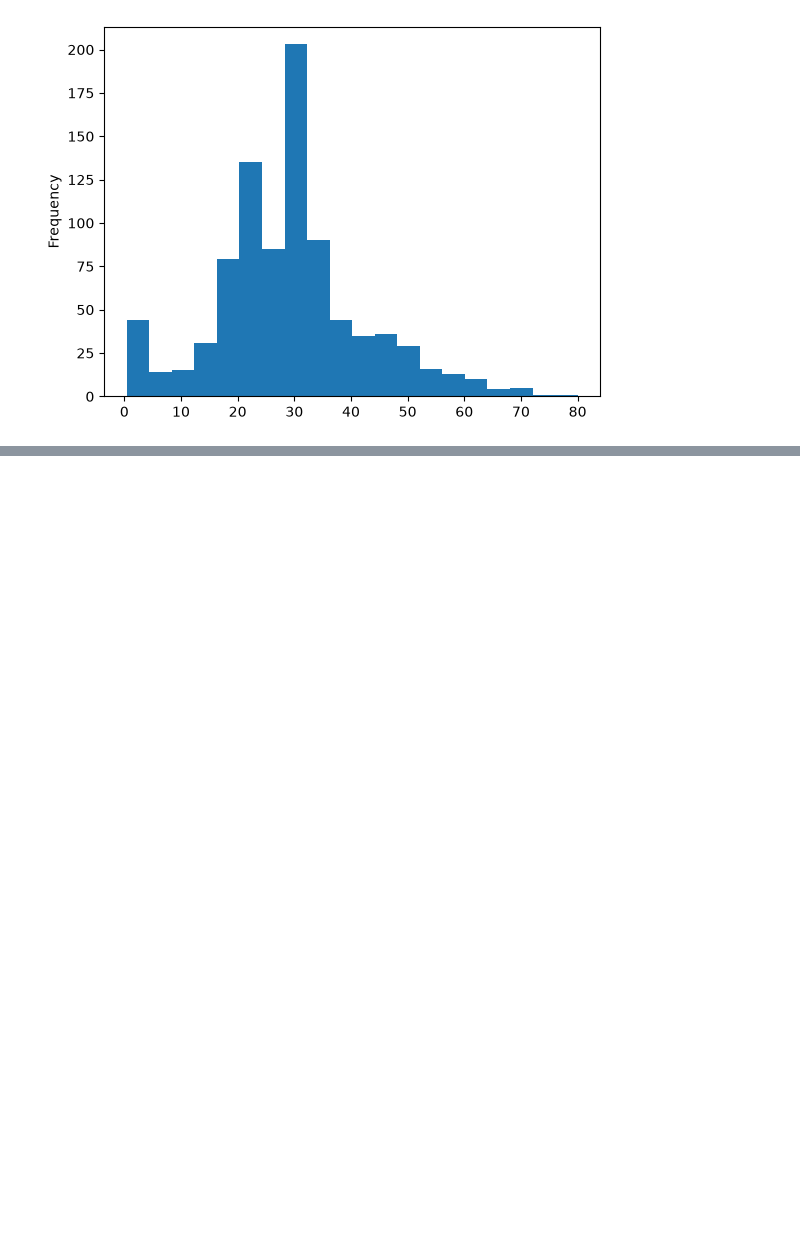
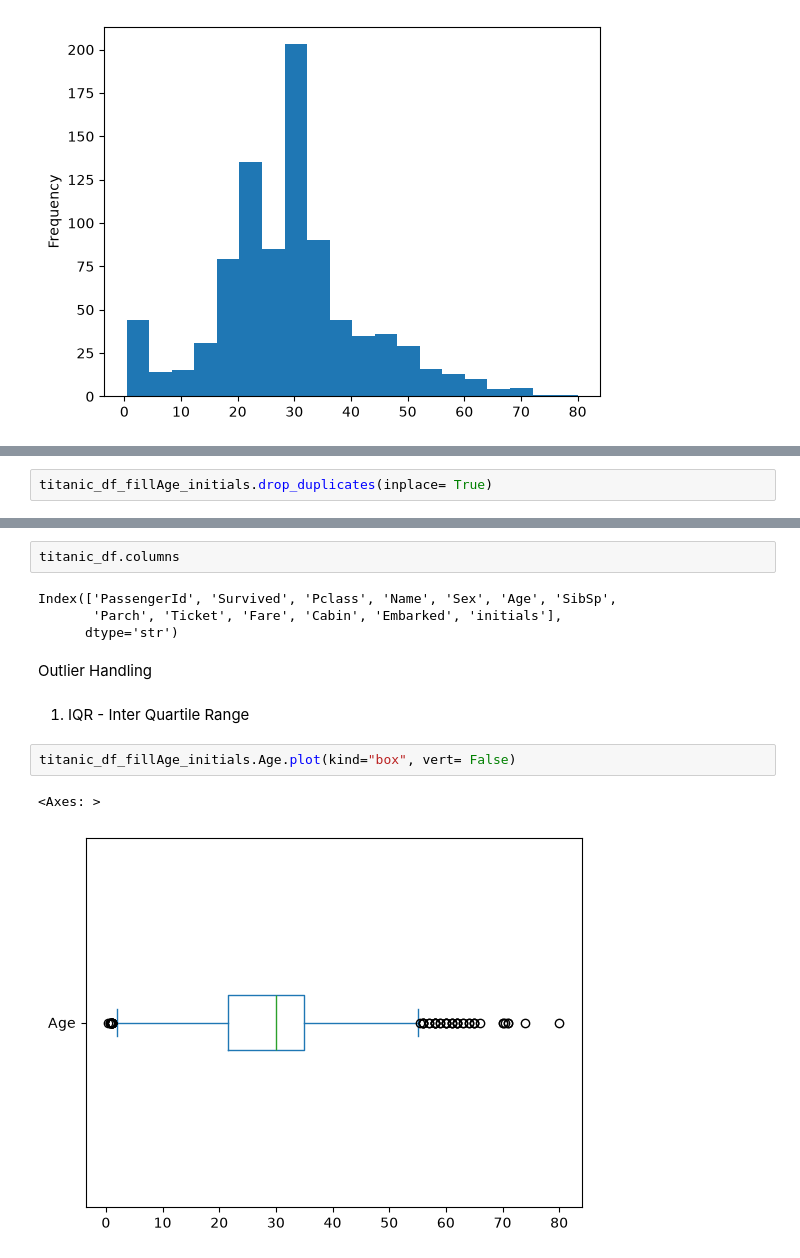
Before and after one commit to SuniAmatya/SAProject, a Jupyter notebook: Pandas/DataManipulation.ipynb, the cells around one changed output, grey strips where cells are left out. Saved outputs shown, nothing was run; the diff lists cells and outputs as text; blank space fills up the shorter version.

```diff
--- a/Pandas/DataManipulation.ipynb
+++ b/Pandas/DataManipulation.ipynb
@@ -330,0 +432,2 @@ titanic_df_fillAge_with_initial.Age.plot(kind= "hist" , bins= 20)
+# %%
+titanic_df_fillAge_initials.drop_duplicates(inplace= True)
@@ -330,0 +458,15 @@ titanic_df_fillAge_with_initial.Age.plot(kind= "hist" , bins= 20)
+# %%
+titanic_df.columns
+# %% [output]
+Index(['PassengerId', 'Survived', 'Pclass', 'Name', 'Sex', 'Age', 'SibSp',
+       'Parch', 'Ticket', 'Fare', 'Cabin', 'Embarked', 'initials'],
+      dtype='str')
+# %% [markdown]
+Outlier Handling
+# %% [markdown]
+1. IQR - Inter Quartile Range
+# %%
+titanic_df_fillAge_initials.Age.plot(kind="box", vert= False)
+# %% [output]
+<Axes: >
+[figure, added]
```
Also changed, not shown: parts of 44 cells of this notebook, 3 other files.
